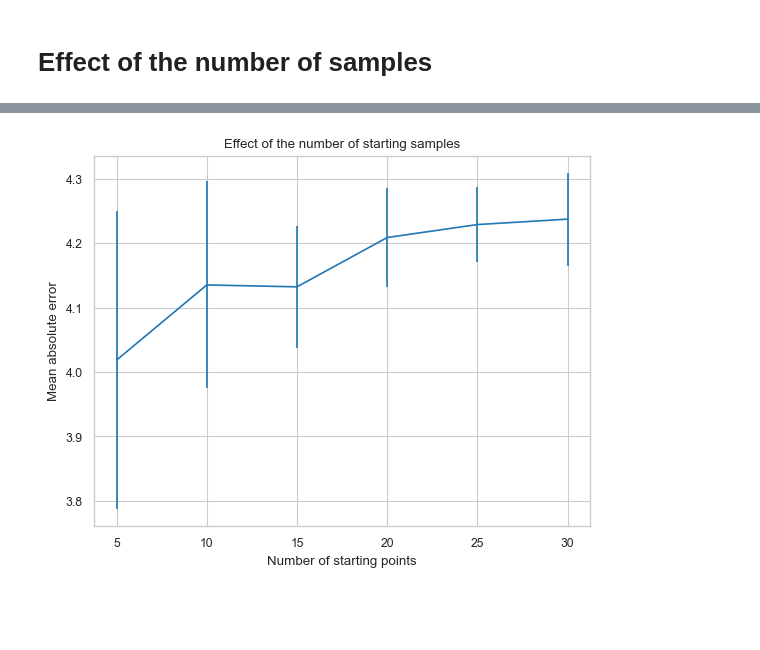
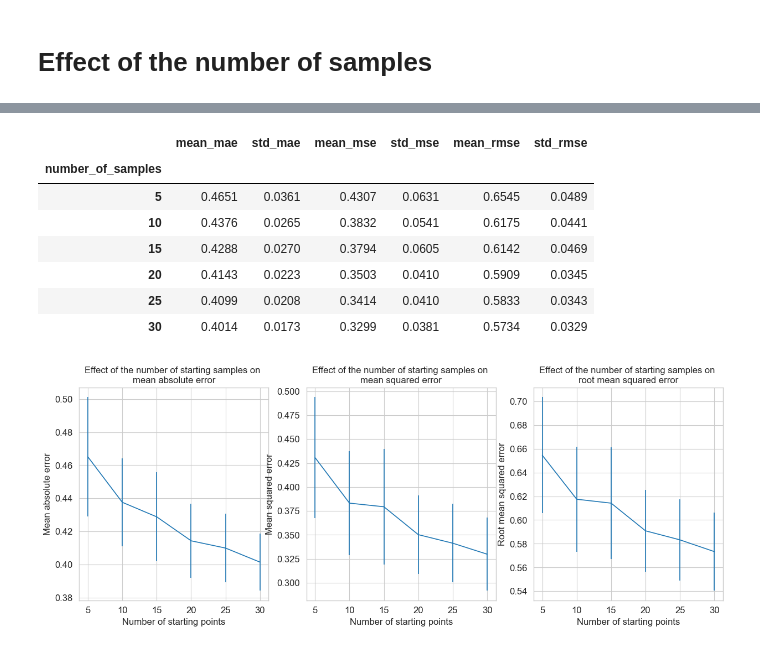
Before and after one commit to baon6052/gp_air_pollution, a Jupyter notebook: analysis/num_samples_experiment.ipynb, the cells around one changed output, grey strips where cells are left out. Saved outputs shown, nothing was run; the diff lists cells and outputs as text; code cells hidden in the pictures; blank space fills up the shorter version.

Commit message:
chore: refactor num_samples notebook (#2)

```diff
--- a/analysis/num_samples_experiment.ipynb
+++ b/analysis/num_samples_experiment.ipynb
@@ -8,5 +9,6 @@ import matplotlib.pyplot as plt
 sns.set_style('whitegrid')
 sns.set_context('paper')
 # %%
-df = pd.read_csv('../exp_data/num_start_samples.csv')
-summary = df.groupby(['num_start_samples']).agg(['mean', 'std'])['mae']
+df = pd.read_csv('../exp_data/num_start_samples_experiment2.csv')
+df = df.rename(columns={"Unnamed: 0": "number_of_samples"})
+df = df.set_index('number_of_samples')
@@ -23,11 +26,42 @@ summary.head()
+# %%
+df
+# %% [output]
+|  | mean_mae | std_mae | mean_mse | std_mse | mean_rmse | std_rmse |
+| number_of_samples |  |  |  |  |  |  |
+| 5 | 0.4651 | 0.0361 | 0.4307 | 0.0631 | 0.6545 | 0.0489 |
+| 10 | 0.4376 | 0.0265 | 0.3832 | 0.0541 | 0.6175 | 0.0441 |
+| 15 | 0.4288 | 0.0270 | 0.3794 | 0.0605 | 0.6142 | 0.0469 |
+| 20 | 0.4143 | 0.0223 | 0.3503 | 0.0410 | 0.5909 | 0.0345 |
+| 25 | 0.4099 | 0.0208 | 0.3414 | 0.0410 | 0.5833 | 0.0343 |
+| 30 | 0.4014 | 0.0173 | 0.3299 | 0.0381 | 0.5734 | 0.0329 |
+# %%
+import matplotlib.pylab as pylab
+fac = 12
+params = {'legend.fontsize': f'{fac}',
+          'figure.figsize': (15, 7),
+         'axes.labelsize': f'{fac}',
+         'axes.titlesize':f'{fac}',
+         'xtick.labelsize':f'{fac}',
+         'ytick.labelsize':f'{fac}',
+          # 'title.size': '15'
+          # 'figure.titlesize': '15'
+         }
+pylab.rcParams.update(params)
 # %%
-fig = plt.figure()
-ax = fig.add_subplot(111)
-ax.errorbar(summary.index, 'mean', 'std', data=summary)
-ax.set_title("Effect of the number of starting samples")
-ax.set_xlabel('Number of starting points')
-ax.set_ylabel('Mean absolute error')
-fig.savefig('../figs/effect_num_samples.pdf', bbox_inches='tight')
-fig.savefig('../figs/effect_num_samples.png', bbox_inches='tight')
+fig, ax = plt.subplots(1,3,figsize=(15,5))
+y_labels = {
+    "mae": "Mean absolute error",
+    "mse": "Mean squared error",
+    "rmse": "Root mean squared error",
+
+}
+for i, metric in enumerate(['mae', 'mse', 'rmse']):
+    y_label = y_labels[metric]
+    ax[i].errorbar(df.index, f'mean_{metric}', f'std_{metric}', data=df)
+    ax[i].set_title(f"Effect of the number of starting samples on \n{y_label.lower()}")
+    ax[i].set_xlabel('Number of starting points')
+    ax[i].set_ylabel(y_label)
+fig.savefig(f'../figs/effect_num_samples.pdf', bbox_inches='tight')
+fig.savefig(f'../figs/effect_num_samples.png', bbox_inches='tight')
 # %% [output]
-[figure, old version]
+[figure, new version]
```
Also changed, not shown: parts of 8 cells of this notebook, 21 other files.
